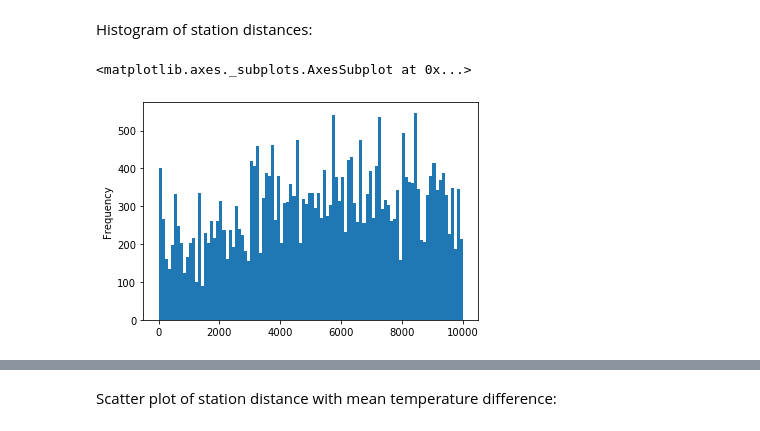
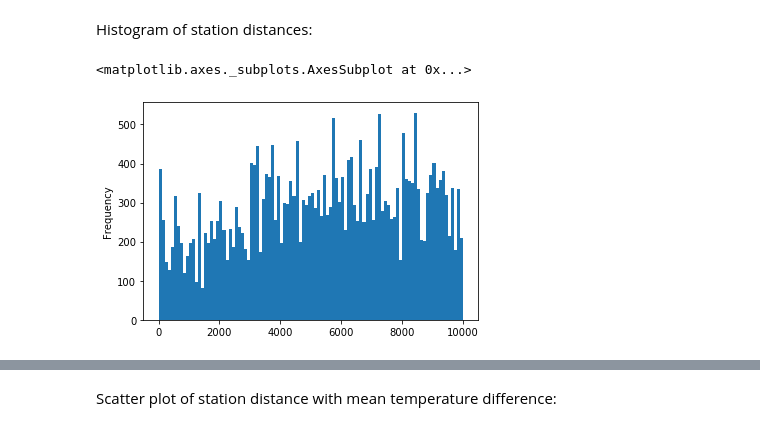
Before and after one commit to DataKind-DC/audubon-cbc, a Jupyter notebook: notebooks/2.0-ijd-eda.ipynb, the cells around one changed output, grey strips where cells are left out. Cells and saved outputs as stored; diff of their text form; code cells hidden in the pictures.

```diff
--- a/notebooks/2.0-ijd-eda.ipynb
+++ b/notebooks/2.0-ijd-eda.ipynb
@@ -97 +107,4 @@ df_paired.loc[((df_paired.loc[:, 'noaa_tmin_value'] < 0.0) &
+# %%
+df_paired.loc[df_paired['max_temp'] > 130.0, 'max_temp'] = np.nan
+df_paired.loc[df_paired['noaa_tmax_value'] > 130.0, 'noaa_tmax_value'] = np.nan
 # %% [markdown]
@@ -200,6 +207,0 @@ Screen stations with obvious temperature errors:<br>
-# %%
-df_paired_10k = df_paired_10k.loc[(df_paired_10k.loc[:, 'min_temp'] > -100.0) &
-                                  (df_paired_10k.loc[:, 'noaa_tmin_value'] > -100.0) &
-                                  (df_paired_10k.loc[:, 'max_temp'] < 110.0) &
-                                  (df_paired_10k.loc[:, 'noaa_tmax_value'] < 110.0), :]
-print('Rows in 10km temp-screened dataset:', df_paired_10k.index.size)
@@ -323,7 +361,7 @@ df_paired_10k.index.size
 # %% [markdown]
 Histogram of station distances:
 # %%
-df_paired_10k.loc[:, 'distance'].plot.hist(bins=100)
+df_paired_noout.loc[:, 'distance'].plot.hist(bins=100)
 # %% [output]
 <matplotlib.axes._subplots.AxesSubplot at 0x...>
-[figure, old version]
+[figure, new version]
```
Also changed, not shown: parts of 43 cells of this notebook, 1 other file.
